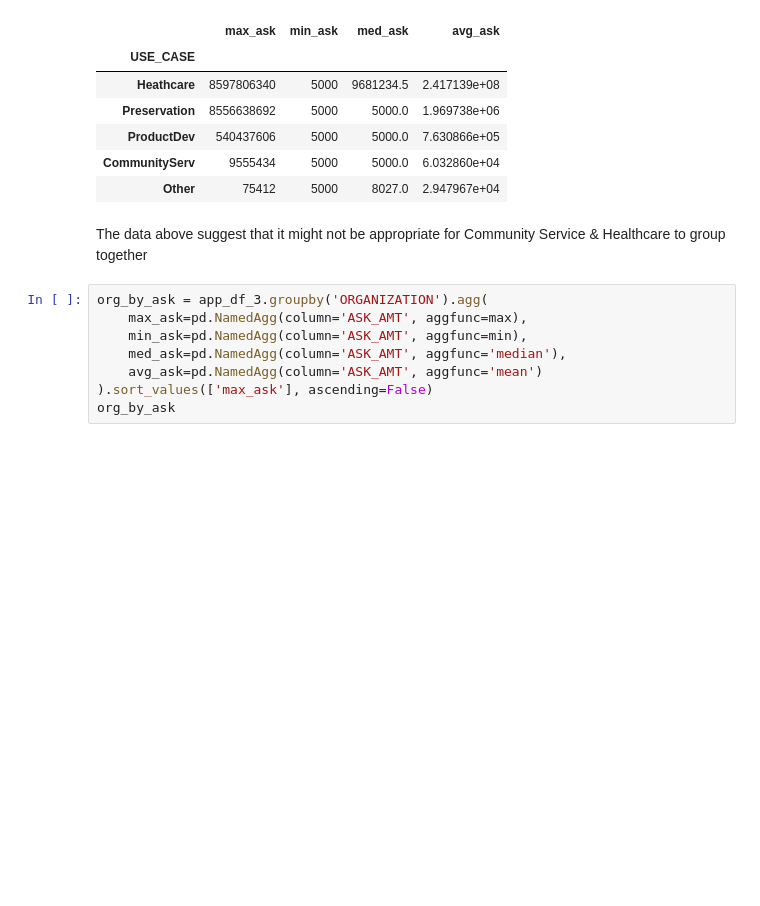
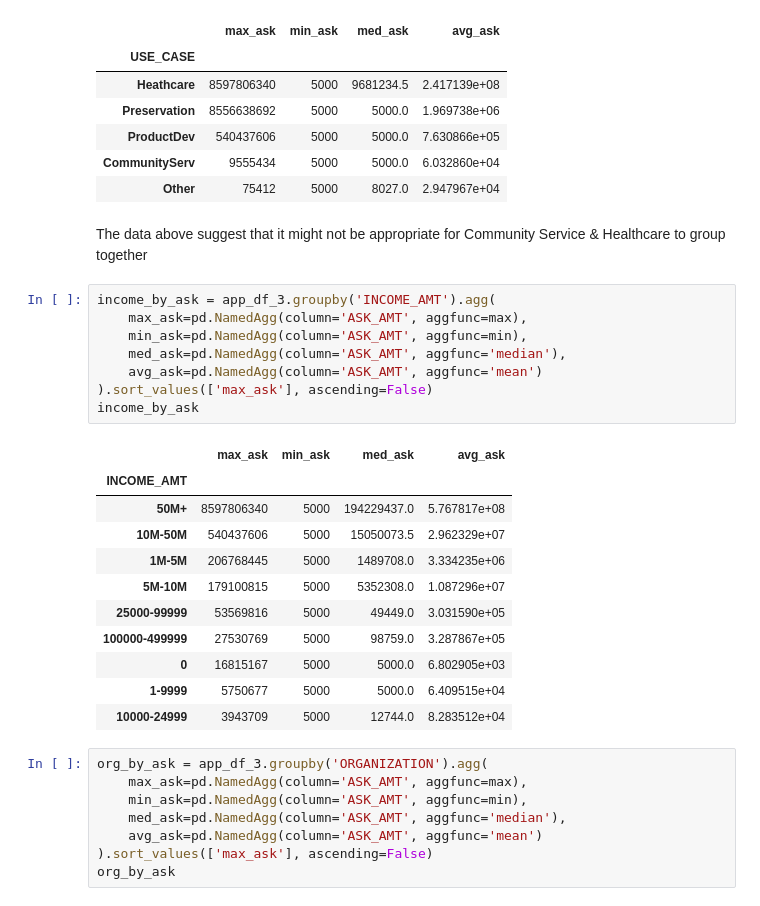
Before and after one commit to juliemcbaker/alphabet_optimization, a Jupyter notebook: AlphabetSoupCharity_Optimization.ipynb, the cells around one changed output. Drawn from its saved outputs; the diff is of its cells as text; blank space fills up the shorter version.

```diff
--- a/AlphabetSoupCharity_Optimization.ipynb
+++ b/AlphabetSoupCharity_Optimization.ipynb
@@ -754,6 +755,26 @@ use_by_ask
 | Other | 75412 | 5000 | 8027.0 | 2.947967e+04 |
 # %% [markdown]
 The data above suggest that it might not be appropriate for Community Service & Healthcare to group together
+# %%
+income_by_ask = app_df_3.groupby('INCOME_AMT').agg(
+    max_ask=pd.NamedAgg(column='ASK_AMT', aggfunc=max),
+    min_ask=pd.NamedAgg(column='ASK_AMT', aggfunc=min),
+    med_ask=pd.NamedAgg(column='ASK_AMT', aggfunc='median'),
+    avg_ask=pd.NamedAgg(column='ASK_AMT', aggfunc='mean')
+).sort_values(['max_ask'], ascending=False)
+income_by_ask
+# %% [output]
+|  | max_ask | min_ask | med_ask | avg_ask |
+| INCOME_AMT |  |  |  |  |
+| 50M+ | 8597806340 | 5000 | 194229437.0 | 5.767817e+08 |
+| 10M-50M | 540437606 | 5000 | 15050073.5 | 2.962329e+07 |
+| 1M-5M | 206768445 | 5000 | 1489708.0 | 3.334235e+06 |
+| 5M-10M | 179100815 | 5000 | 5352308.0 | 1.087296e+07 |
+| 25000-99999 | 53569816 | 5000 | 49449.0 | 3.031590e+05 |
+| 100000-499999 | 27530769 | 5000 | 98759.0 | 3.287867e+05 |
+| 0 | 16815167 | 5000 | 5000.0 | 6.802905e+03 |
+| 1-9999 | 5750677 | 5000 | 5000.0 | 6.409515e+04 |
+| 10000-24999 | 3943709 | 5000 | 12744.0 | 8.283512e+04 |
 # %%
 org_by_ask = app_df_3.groupby('ORGANIZATION').agg(
     max_ask=pd.NamedAgg(column='ASK_AMT', aggfunc=max),
```
Also changed, not shown: parts of 4 cells of this notebook.
